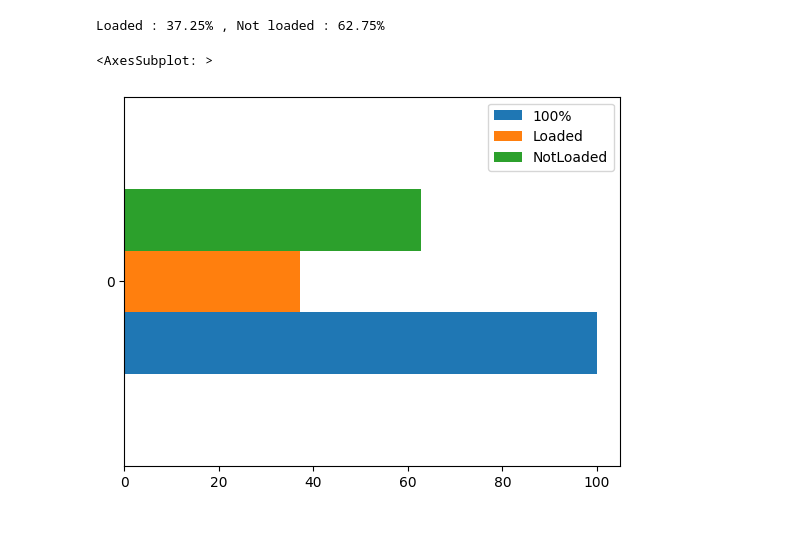
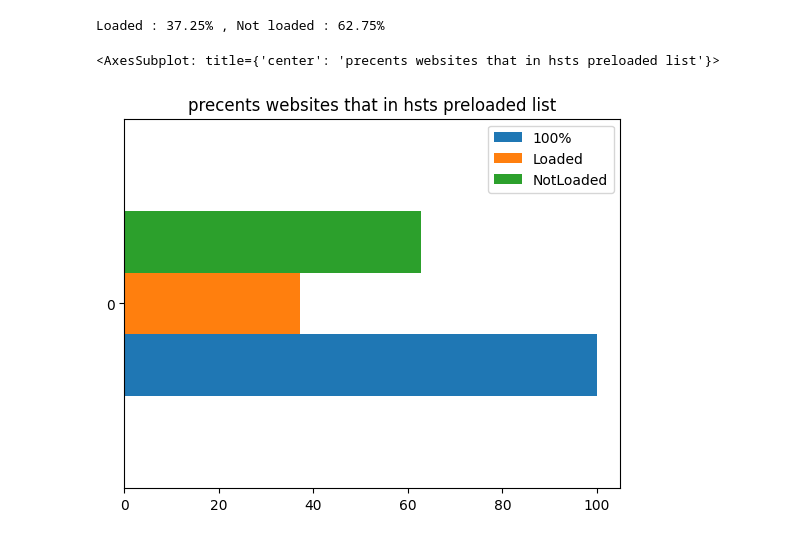
Before and after one commit to idanmaman2/HTTPS_JAIL_BREAK, a Jupyter notebook: scrapers/analayze/perolad-analyze.ipynb, the cells around one changed output. Saved outputs shown, nothing was run; the diff lists cells and outputs as text; code cells hidden in the pictures.

```diff
--- a/scrapers/analayze/perolad-analyze.ipynb
+++ b/scrapers/analayze/perolad-analyze.ipynb
@@ -57,9 +75,9 @@ print ( f'Loaded : {precents[0]}% , Not loaded : {precents[1]}% ')
 Loaded : 37.25% , Not loaded : 62.75%
 # %%
 dfp = pd.DataFrame([[100]+precents], columns=["100%","Loaded","NotLoaded"])
-# %%
-dfp.plot.barh()
-# %% [output]
-<AxesSubplot: >
-[figure, removed]
+# %%
+dfp.plot.barh(title="precents websites that in hsts preloaded list")
+# %% [output]
+<AxesSubplot: title={'center': 'precents websites that in hsts preloaded list'}>
+[figure, added]
 # %%
```
Also changed, not shown: parts of 7 cells of this notebook.
